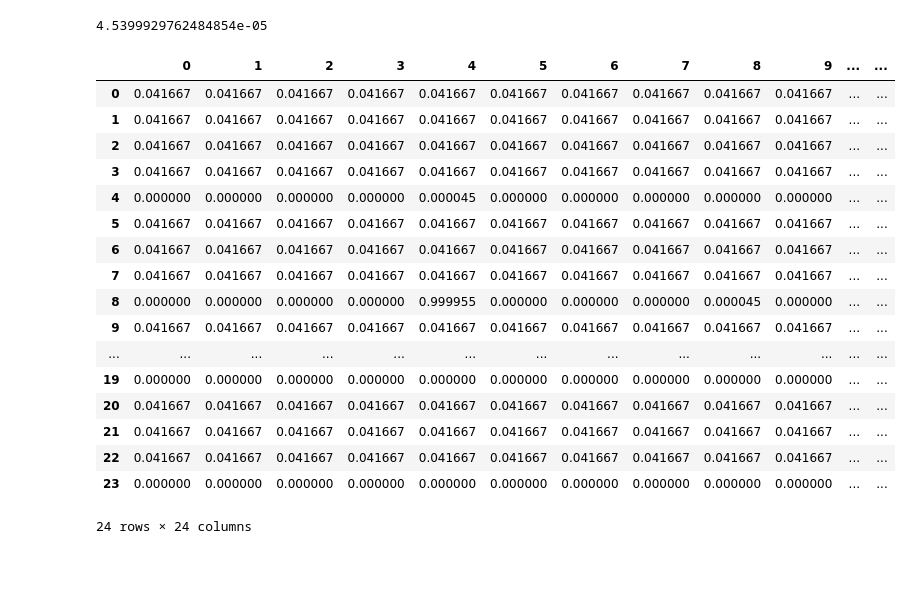
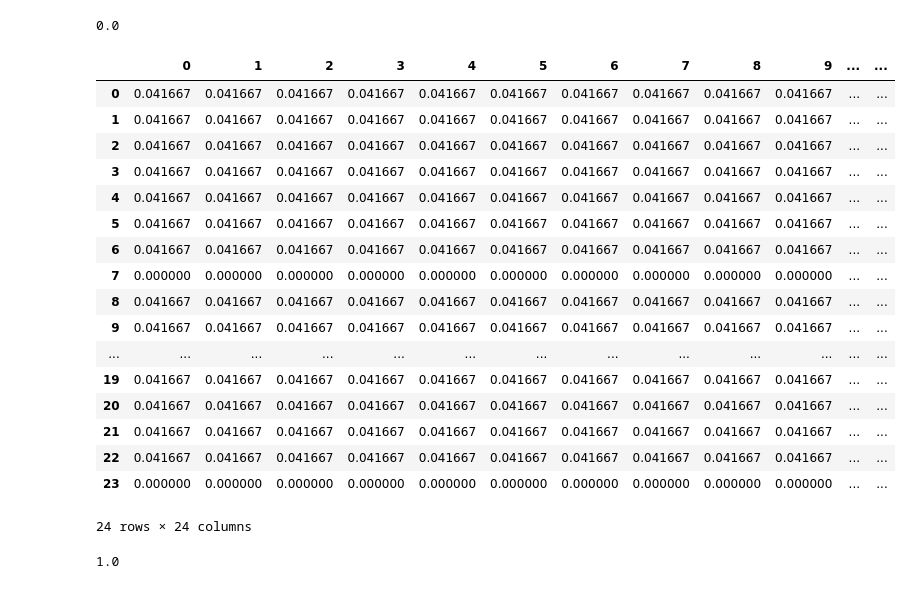
Before and after one commit to eranganana/Railway_Network_RSP, a Jupyter notebook: main_v2.ipynb, the cells around one changed output. Cells and saved outputs as stored; diff of their text form; code cells hidden in the pictures.

```diff
--- a/main_v2.ipynb
+++ b/main_v2.ipynb
@@ -7,7 +7,7 @@ import seaborn as sns
 from scipy.sparse import csr_matrix
 from scipy.sparse.linalg import spsolve
 # %%
-df_month_data = pd.read_csv("Cst_to_U.csv",index_col=False,encoding="utf-8")
+df_month_data = pd.read_csv("Cst_to_U_sorted.csv",index_col=False,encoding="utf-8")
 alpha = 0.9
 destination = 'Uppsala c'
 # %%
@@ -31,13 +31,9 @@ def create_adjacency_matrix(df, destination_station=None):
     if destination_station in all_stations:
         all_stations.remove(destination_station)
 
-    # Sort station names for consistent ordering
-    all_stations.sort()
-
     # Create empty adjacency matrix
     n = len(all_stations)
-    init_matrix = np.full((n, n), np.inf)
-    np.fill_diagonal(init_matrix, 0)
+    init_matrix = np.full((n, n), 0)
     adj_matrix = pd.DataFrame(init_matrix,
                               index=all_stations, columns=all_stations)
 
@@ -303,29 +280,34 @@ def randomized_shortest_path_akamatsu(cost_matrix, source, destination, theta=1,
 # %%
 # To Do:
     # Check averate dealy is negavie, they need to be set to 0
     # Sort stations.
 
-pd.DataFrame(randomized_shortest_path_akamatsu(cost_matrix,19,23))
+prob = pd.DataFrame(randomized_shortest_path_akamatsu(cost_matrix,0,23))
+prob
 # %% [output]
-4.5399929762484854e-05
+0.0
 |  | 0 | 1 | 2 | 3 | 4 | 5 | 6 | 7 | 8 | 9 | ... | ... |
 | 0 | 0.041667 | 0.041667 | 0.041667 | 0.041667 | 0.041667 | 0.041667 | 0.041667 | 0.041667 | 0.041667 | 0.041667 | ... | ... |
 | 1 | 0.041667 | 0.041667 | 0.041667 | 0.041667 | 0.041667 | 0.041667 | 0.041667 | 0.041667 | 0.041667 | 0.041667 | ... | ... |
 | 2 | 0.041667 | 0.041667 | 0.041667 | 0.041667 | 0.041667 | 0.041667 | 0.041667 | 0.041667 | 0.041667 | 0.041667 | ... | ... |
 | 3 | 0.041667 | 0.041667 | 0.041667 | 0.041667 | 0.041667 | 0.041667 | 0.041667 | 0.041667 | 0.041667 | 0.041667 | ... | ... |
-| 4 | 0.000000 | 0.000000 | 0.000000 | 0.000000 | 0.000045 | 0.000000 | 0.000000 | 0.000000 | 0.000000 | 0.000000 | ... | ... |
+| 4 | 0.041667 | 0.041667 | 0.041667 | 0.041667 | 0.041667 | 0.041667 | 0.041667 | 0.041667 | 0.041667 | 0.041667 | ... | ... |
 | 5 | 0.041667 | 0.041667 | 0.041667 | 0.041667 | 0.041667 | 0.041667 | 0.041667 | 0.041667 | 0.041667 | 0.041667 | ... | ... |
 | 6 | 0.041667 | 0.041667 | 0.041667 | 0.041667 | 0.041667 | 0.041667 | 0.041667 | 0.041667 | 0.041667 | 0.041667 | ... | ... |
-| 7 | 0.041667 | 0.041667 | 0.041667 | 0.041667 | 0.041667 | 0.041667 | 0.041667 | 0.041667 | 0.041667 | 0.041667 | ... | ... |
-| 8 | 0.000000 | 0.000000 | 0.000000 | 0.000000 | 0.999955 | 0.000000 | 0.000000 | 0.000000 | 0.000045 | 0.000000 | ... | ... |
+| 7 | 0.000000 | 0.000000 | 0.000000 | 0.000000 | 0.000000 | 0.000000 | 0.000000 | 0.000000 | 0.000000 | 0.000000 | ... | ... |
+| 8 | 0.041667 | 0.041667 | 0.041667 | 0.041667 | 0.041667 | 0.041667 | 0.041667 | 0.041667 | 0.041667 | 0.041667 | ... | ... |
 | 9 | 0.041667 | 0.041667 | 0.041667 | 0.041667 | 0.041667 | 0.041667 | 0.041667 | 0.041667 | 0.041667 | 0.041667 | ... | ... |
 | ... | ... | ... | ... | ... | ... | ... | ... | ... | ... | ... | ... | ... |
-| 19 | 0.000000 | 0.000000 | 0.000000 | 0.000000 | 0.000000 | 0.000000 | 0.000000 | 0.000000 | 0.000000 | 0.000000 | ... | ... |
+| 19 | 0.041667 | 0.041667 | 0.041667 | 0.041667 | 0.041667 | 0.041667 | 0.041667 | 0.041667 | 0.041667 | 0.041667 | ... | ... |
 | 20 | 0.041667 | 0.041667 | 0.041667 | 0.041667 | 0.041667 | 0.041667 | 0.041667 | 0.041667 | 0.041667 | 0.041667 | ... | ... |
 | 21 | 0.041667 | 0.041667 | 0.041667 | 0.041667 | 0.041667 | 0.041667 | 0.041667 | 0.041667 | 0.041667 | 0.041667 | ... | ... |
 | 22 | 0.041667 | 0.041667 | 0.041667 | 0.041667 | 0.041667 | 0.041667 | 0.041667 | 0.041667 | 0.041667 | 0.041667 | ... | ... |
 | 23 | 0.000000 | 0.000000 | 0.000000 | 0.000000 | 0.000000 | 0.000000 | 0.000000 | 0.000000 | 0.000000 | 0.000000 | ... | ... |
 24 rows × 24 columns
+# %%
+prob.loc[0].sum()
+# %% [output]
+1.0
 # %%
 def randomized_shortest_path(cost_matrix, source, destination, theta=1.0):
     """
```
Also changed, not shown: parts of 3 cells of this notebook, 1 other file.
